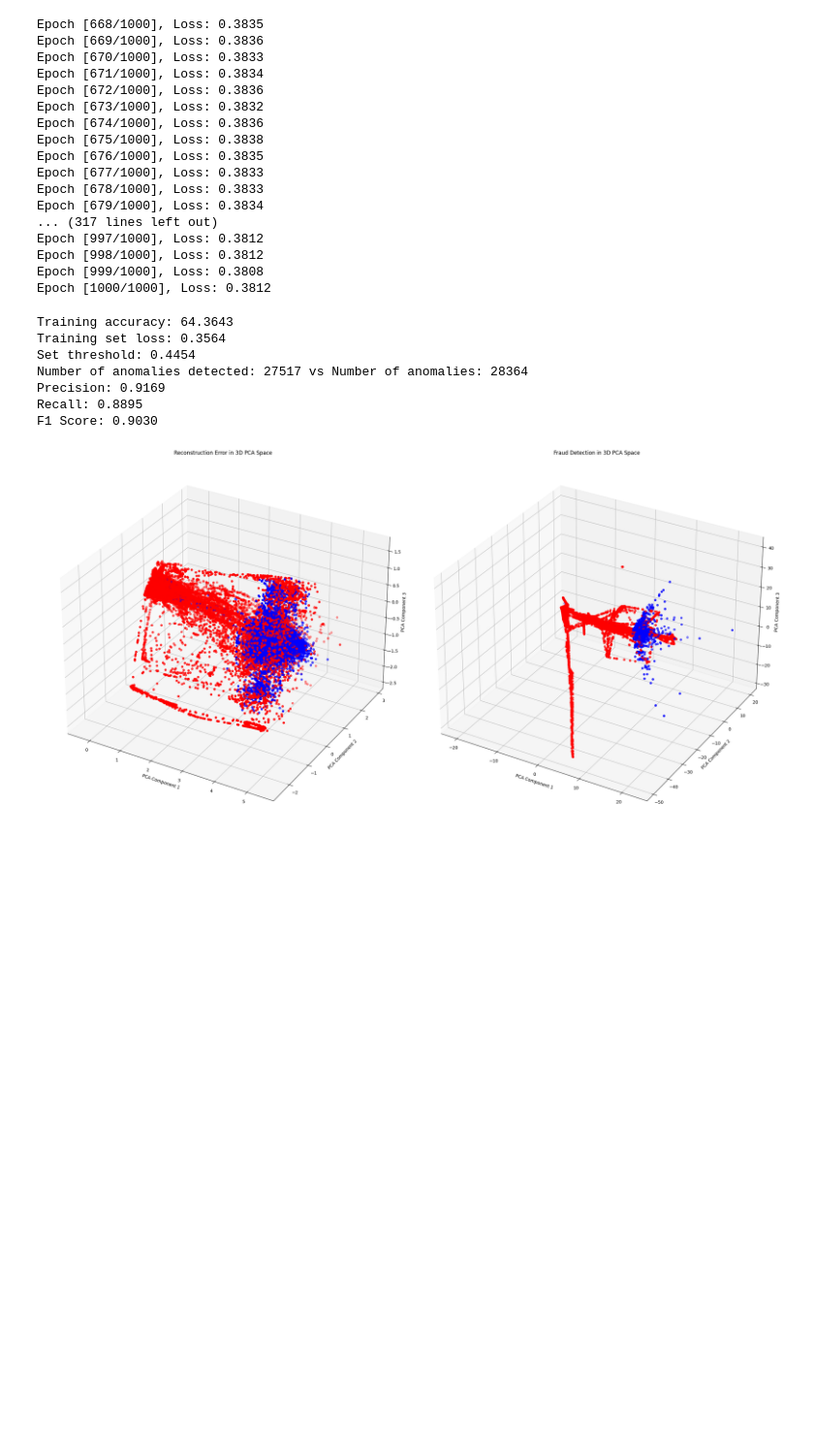
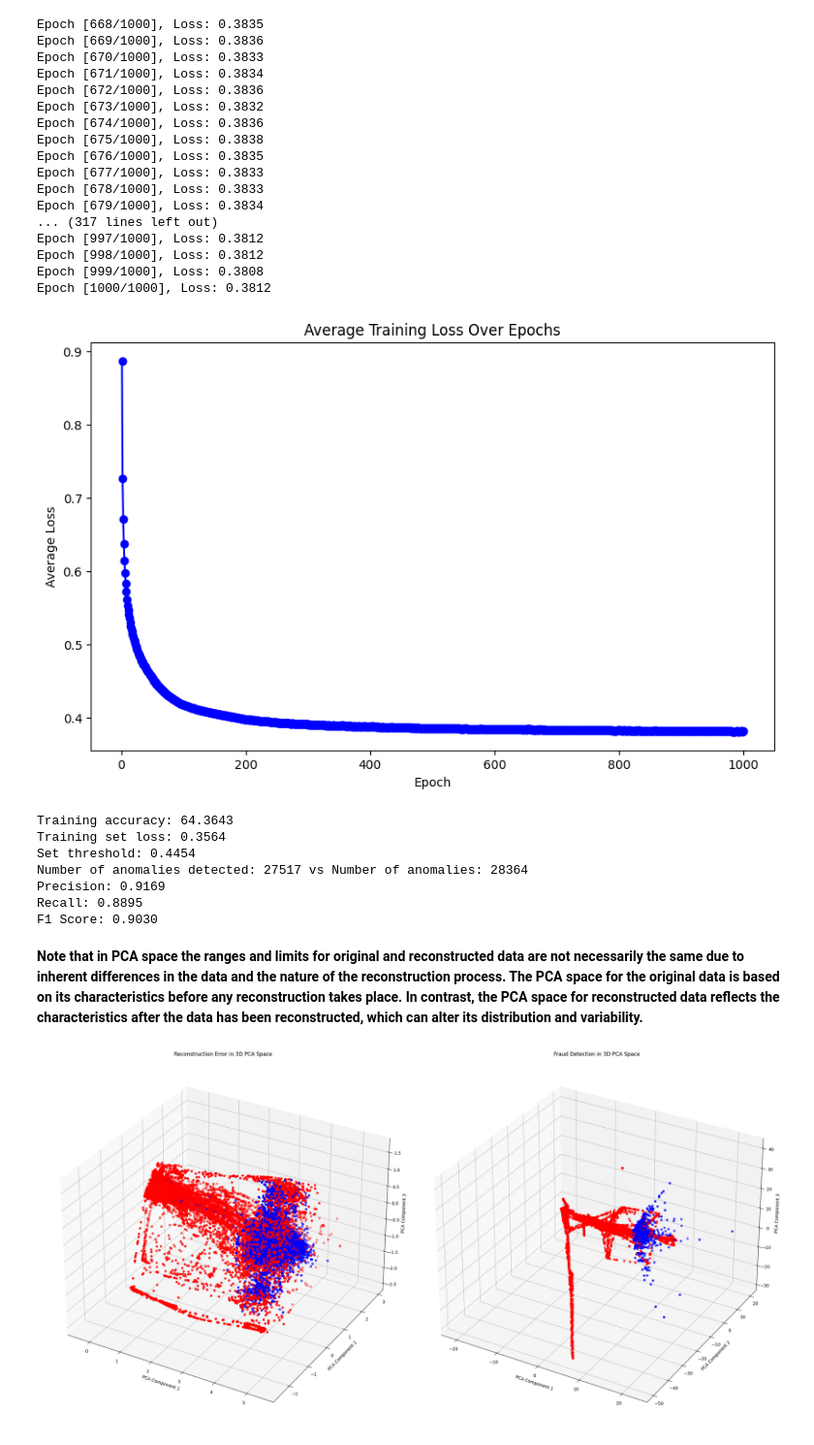
Before and after one commit to Hernan3scobar/Autoencoders, a Jupyter notebook: AutoEncoder-1.ipynb, the cells around one changed output. Shown at 97% size. Cells and saved outputs as stored; diff of their text form; code cells hidden in the pictures; blank space fills up the shorter version.

Commit message:
Last update and clarify in PCA plot

```diff
--- a/AutoEncoder-1.ipynb
+++ b/AutoEncoder-1.ipynb
@@ -283,6 +285,15 @@ Epoch [997/1000], Loss: 0.3812
 Epoch [998/1000], Loss: 0.3812
 Epoch [999/1000], Loss: 0.3808
 Epoch [1000/1000], Loss: 0.3812
+# %%
+plt.figure(figsize=(10, 6))
+plt.plot(range(1, len(avg_losses) + 1), avg_losses, marker='o', linestyle='-', color='b')
+plt.title('Average Training Loss Over Epochs')
+plt.xlabel('Epoch')
+plt.ylabel('Average Loss')
+plt.show()
+# %% [output]
+[figure, added]
 # %%
 reconstructed_data = []
 
@@ -355,4 +366,6 @@ Number of anomalies detected: 27517 vs Number of anomalies: 28364
 Precision: 0.9169
 Recall: 0.8895
 F1 Score: 0.9030
+# %% [markdown]
+**Note that in PCA space the ranges and limits for original and reconstructed data are not necessarily the same due to inherent differences in the data and the nature of the reconstruction process. The PCA space for the original data is based on its characteristics before any reconstruction takes place. In contrast, the PCA space for reconstructed data reflects the characteristics after the data has been reconstructed, which can alter its distribution and variability.**
 # %%
```
Also changed, not shown: parts of 5 cells of this notebook.
